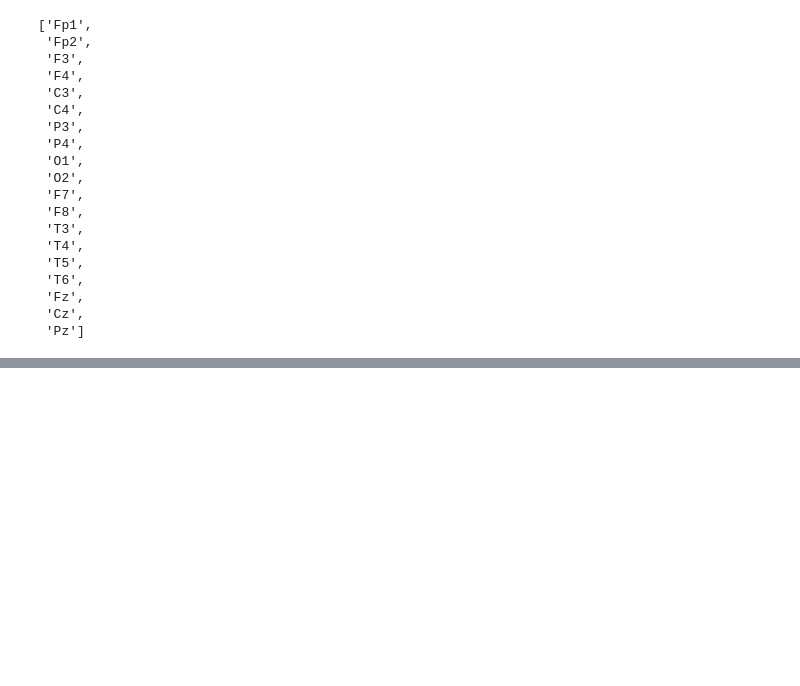
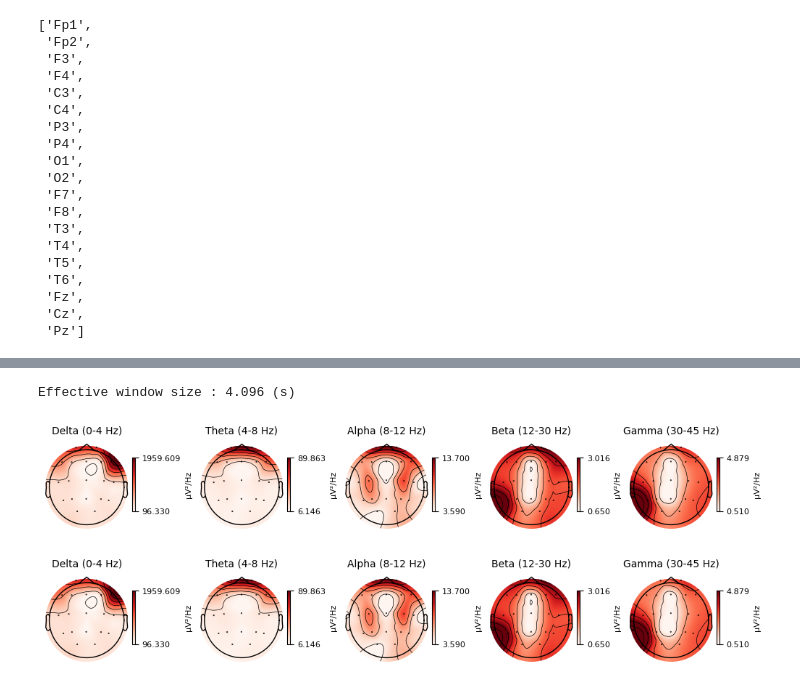
Before and after one commit to meme-nal/BioSignalProcessing, a Jupyter notebook: research.ipynb, the cells around one changed output, grey strips where cells are left out. Drawn from its saved outputs; the diff is of its cells as text; code cells hidden in the pictures; blank space fills up the shorter version.

```diff
--- a/research.ipynb
+++ b/research.ipynb
@@ -93,0 +98,4 @@ raw_data.ch_names
+# %%
+std_montage = mne.channels.make_standard_montage('standard_1020')
+# %%
+raw_data.set_montage(std_montage)
@@ -93,0 +119,6 @@ raw_data.ch_names
+# %%
+raw_data.compute_psd().plot_topomap()
+# %% [output]
+Effective window size : 4.096 (s)
+[figure, added]
+[figure, added]
```
Also changed, not shown: parts of 3 cells of this notebook.
